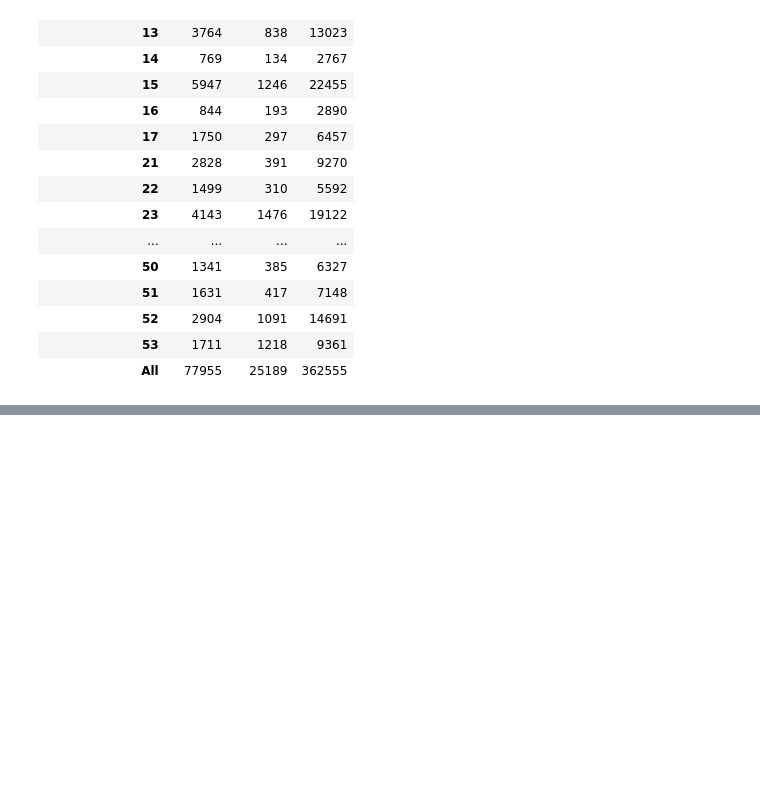
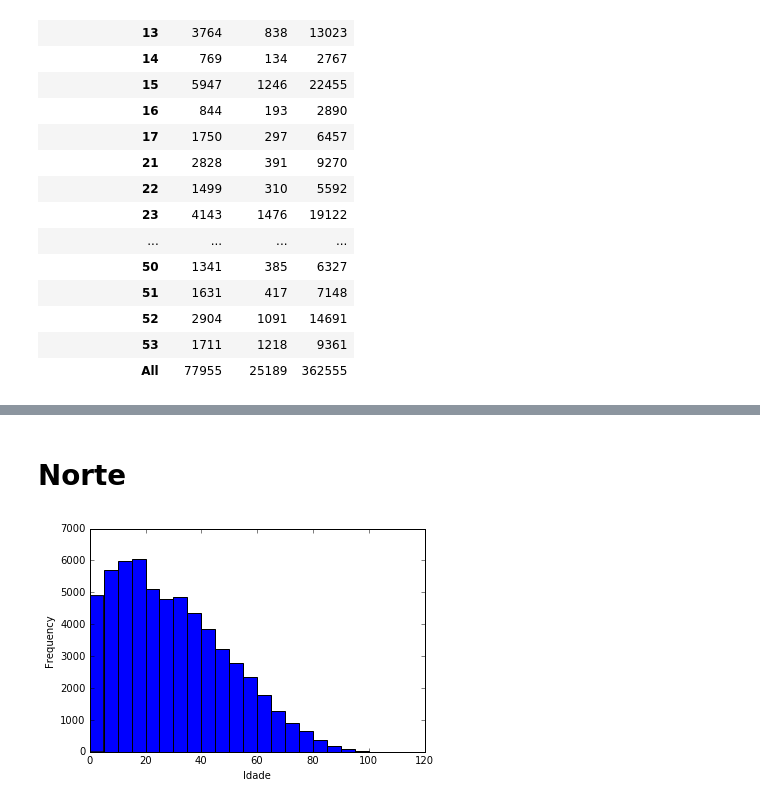
Before and after one commit to matheuscgc/CD, a Jupyter notebook: aula02/CHECK AULA 2 - MATHEUS CAMPBELL.ipynb, the cells around one changed output, grey strips where cells are left out. Cells and saved outputs as stored; diff of their text form; code cells hidden in the pictures; blank space fills up the shorter version.

```diff
--- a/aula02/CHECK AULA 2 - MATHEUS CAMPBELL.ipynb
+++ b/aula02/CHECK AULA 2 - MATHEUS CAMPBELL.ipynb
@@ -46,6 +47,7 @@ d["raça"]=dados.V0404
 d["rede.ensino"]=dados.V6002
 d["nivel.ensino"]=dados.V4802
 dados["regiao"]=dados.UF
+dados["jovens"]=dados.V8005
 # %%
 #TRABALHANDO COM O SEXO
 dados.V0302.value_counts()
@@ -316,0 +334,4 @@ alunos que cursam o ensino médio/pré-vestibular em redes particulares."""
+# %%
+faixa =np.arange (0, 110, 5)
+idade=pd.cut(dados.V8005, faixa)
+idade.value_counts()
@@ -316,0 +363,7 @@ alunos que cursam o ensino médio/pré-vestibular em redes particulares."""
+# %% [markdown]
+# Norte
+# %%
+plt.xlabel("Idade")
+plot = dados[dados.regiao=="Norte"].V8005.plot.hist(bins=faixa)
+# %% [output]
+[figure, added]
```
Also changed, not shown: parts of 39 cells of this notebook.
